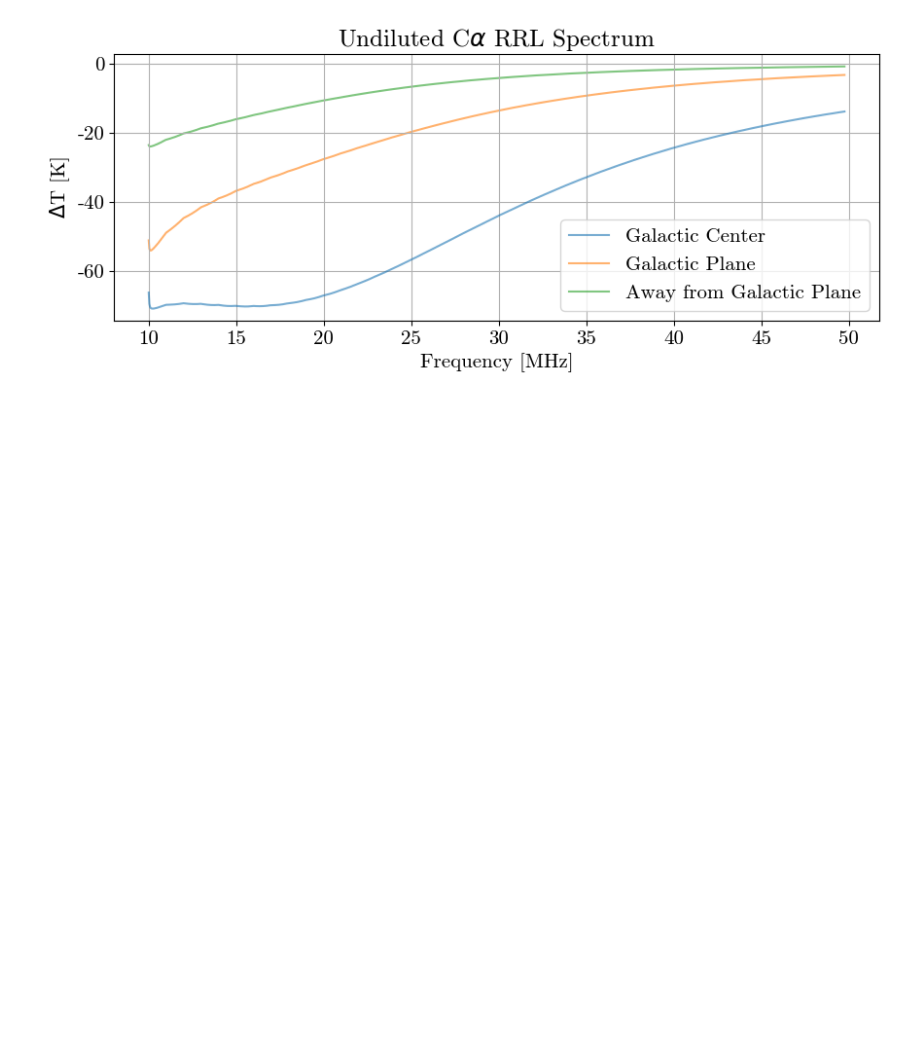
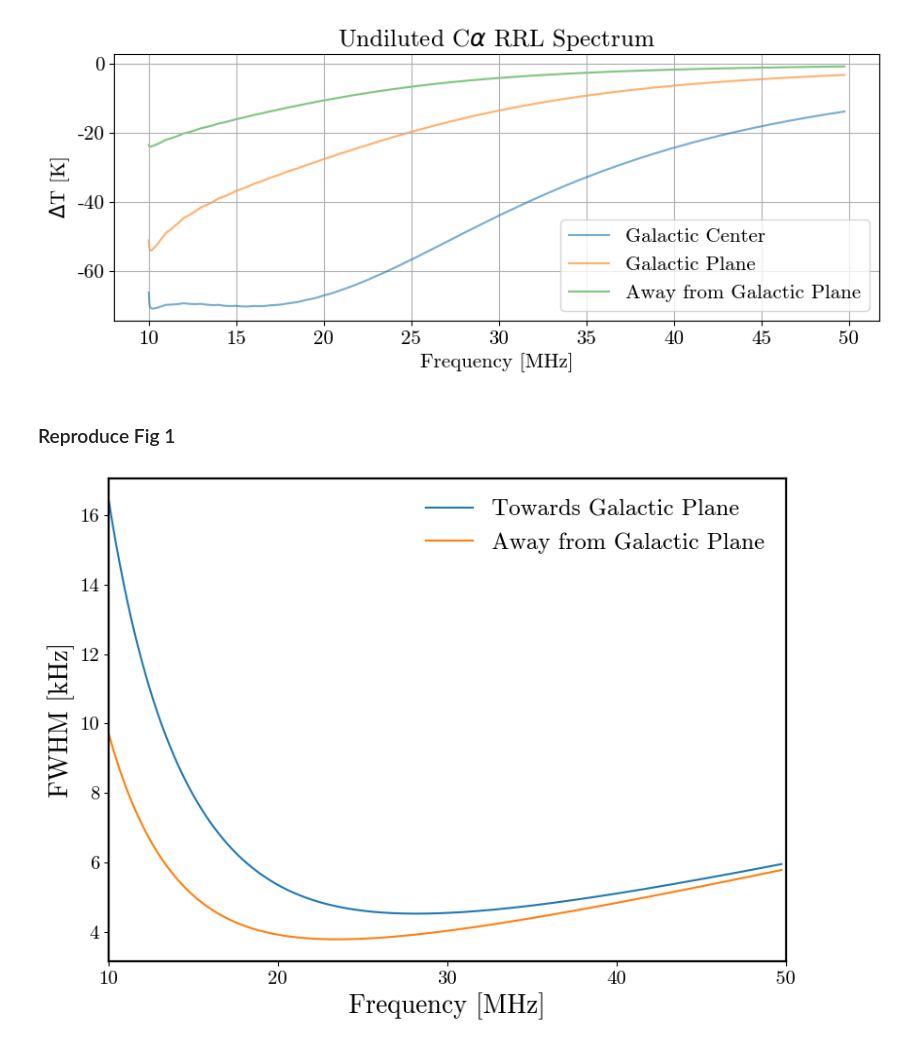
Before and after one commit to fatimayousuf/LuSEE_RRL_Model, a Jupyter notebook: construct_sky_models.ipynb, the cells around one changed output. Cells and saved outputs as stored; diff of their text form; code cells hidden in the pictures; blank space fills up the shorter version.

```diff
--- a/construct_sky_models.ipynb
+++ b/construct_sky_models.ipynb
@@ -351,3 +351,47 @@ plt.tight_layout()
 plt.show()
 # %% [output]
 [figure]
+# %% [markdown]
+### Reproduce Fig 1
+# %%
+v_towards = []
+v_away    = []
+
+for i in range(len(n_vals)):
+    nu0   = crrl_freq[i]
+    x_val = crrl_freq - nu0
+    v_towards.append(voigt_fwhm(dopp_towards[i], lorentz_towards[i]))
+    v_away.append(voigt_fwhm(dopp_away[i], lorentz_away[i]))
+
+v_towards = np.array(v_towards)
+v_away    = np.array(v_away)
+
+fig, ax = plt.subplots(figsize=(8.4, 6.2))
+
+ax.plot(crrl_freq/1e6, v_towards / 1e3, label = "Towards Galactic Plane")
+ax.plot(crrl_freq/1e6, v_away / 1e3, label = "Away from Galactic Plane")
+
+ax.set_xlabel("Frequency [MHz]", color="black", fontsize=20)
+ax.set_ylabel("FWHM [kHz]", color="black", fontsize=20)
+
+ax.legend(fontsize=18, loc="best", frameon=False)
+leg.get_frame().set_edgecolor("black")
+leg.get_frame().set_linewidth(1.2)
+leg.get_frame().set_facecolor("white")
+
+# Choose clean MHz ticks within data range
+tick_candidates = np.array([10, 20, 30, 40, 50, 60], dtype=float)
+xticks = tick_candidates[(tick_candidates >= mhz.min()*0.99) & (tick_candidates <= mhz.max()*1.01)]
+if xticks.size >= 2:
+    ax.set_xticks(xticks)
+
+ax.set_xlim([10, 50])
+
+for spine in ax.spines.values():
+    spine.set_color("black")
+    spine.set_linewidth(1.6)
+
+plt.tight_layout()
+plt.show()
+# %% [output]
+[figure, added]
```
Also changed, not shown: parts of 2 cells of this notebook.
